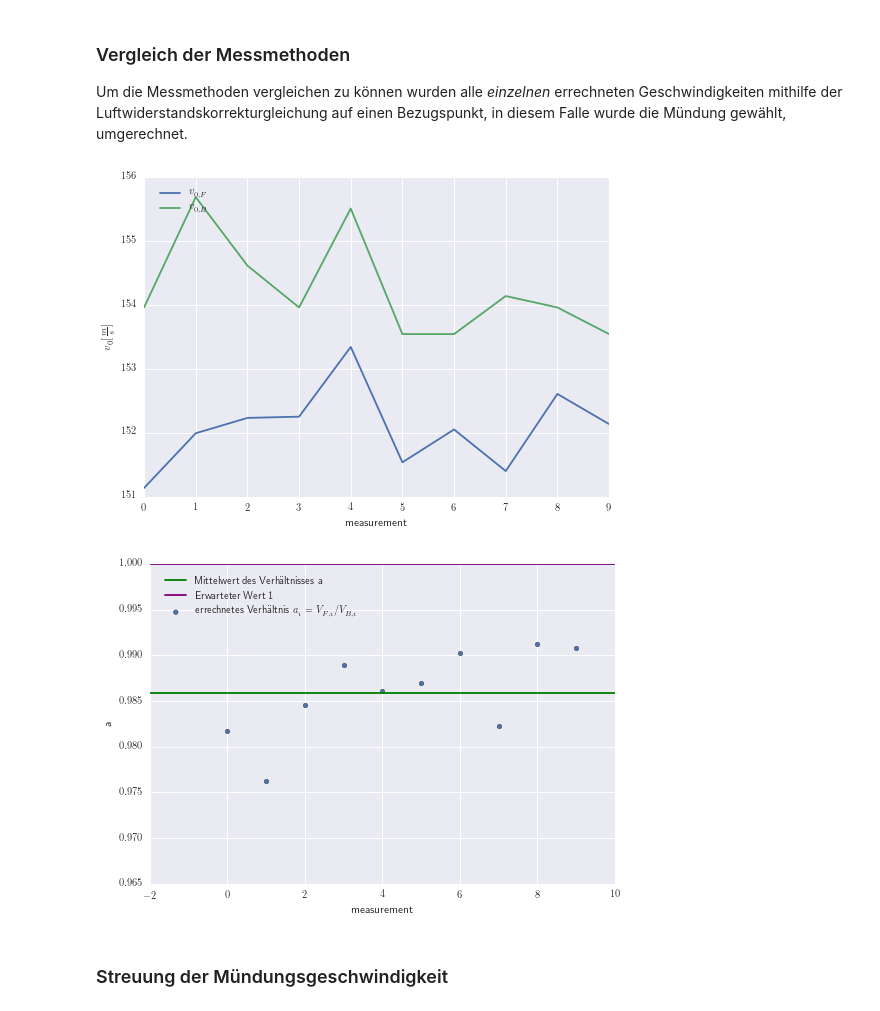
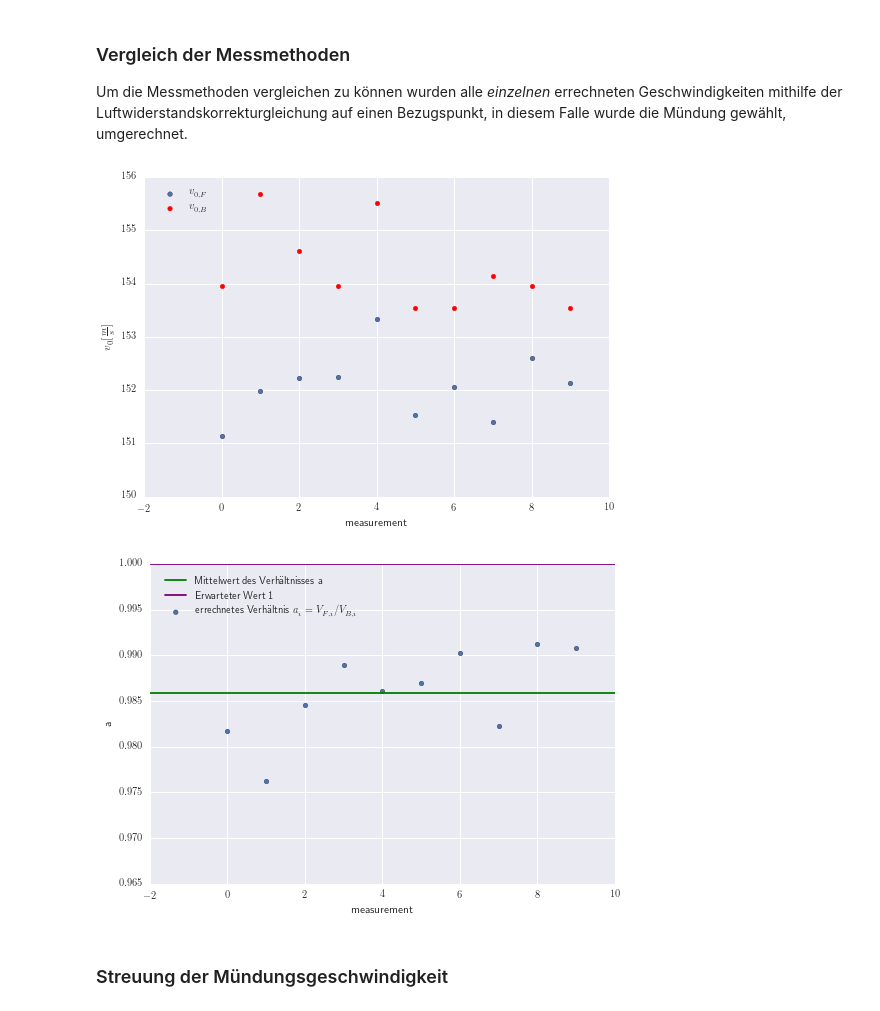
Before and after one commit to Yatekii/glal3, a Jupyter notebook: versuch2/M1.ipynb, the cells around one changed output. Cells and saved outputs as stored; diff of their text form; code cells hidden in the pictures.

```diff
--- a/versuch2/M1.ipynb
+++ b/versuch2/M1.ipynb
@@ -379,36 +379,36 @@ Um die Messmethoden vergleichen zu können wurden alle _einzelnen_ errechneten G
 # %%
 # Luftwiderstandskorrektur single and mean calculation
 
 v1_mean = v1_df.mean()
 v1_sem = v1_df.sem()
 v1_flug_muendung = pd.Series(list(map(partial(air_resistance, v1_s / 2), v1_df['v_flug'])))
 v1_ballistic_muendung = pd.Series(list(map(partial(air_resistance, v1_sb1), v1_df['v_ballistic'])))
 v1_a = v1_flug_muendung / v1_ballistic_muendung
 v1_a_mean = np.mean(v1_a)
 v1_a_sem = stats.sem(v1_a)
 v1_df['a'] = v1_a
 v1_df['v_flug_muendung'] = v1_flug_muendung
 v1_df['v_ballistic_muendung'] = v1_ballistic_muendung
 
-ax = v1_df.plot(x='measurement', y='v_flug_muendung', label='$v_{0,F}$')
-plt.plot(v1_df['measurement'], v1_df['v_ballistic_muendung'], axes=ax, label='$v_{0,B}$')
+ax = v1_df.plot(kind='scatter', x='measurement', y='v_flug_muendung', label='$v_{0,F}$')
+plt.scatter(v1_df['measurement'], v1_df['v_ballistic_muendung'], label='$v_{0,B}$', color='red', axes=ax)
 plt.ylabel('$v_0 [\\frac{m}{s}]$')
 plt.legend(bbox_to_anchor=(0.02, 0.98), loc=2, borderaxespad=0.2)
 plt.close(ax.figure)
 
-figure = PrettyFigure(ax.figure, label='fig:laufzeiten_luft_v_balllistisch_mean', caption='Die mittleren Geschwindigkeiten errechnet mit der Flugzeit- und der ballistischen Methode an Mündung im Vergleich.')
+figure = PrettyFigure(ax.figure, label='fig:laufzeiten_luft_v_balllistisch_mean', caption='Die Geschwindigkeiten errechnet mit der Flugzeit- und der ballistischen Methode an Mündung im Vergleich.')
 figure.show()
 
 ax = v1_df.plot(kind='scatter', x='measurement', y='a', label='errechnetes Verhältnis $a_i = V_{F,i}/V_{B,i}$')
 plt.axhline(y=v1_a_mean, axes=ax, label='Mittelwert des Verhältnisses a', color='green')
 plt.axhline(y=1, axes=ax, label='Erwarteter Wert 1', color='purple')
 plt.legend(bbox_to_anchor=(0.02, 0.98), loc=2, borderaxespad=0.2)
 plt.close(ax.figure)
 
 figure = PrettyFigure(ax.figure, label='fig:laufzeiten_luft_v_balllistisch_mean_ratio', caption='Die mittleren Geschwindigkeiten errechnet mit der Flugzeit- und der ballistischen Methode an Mündung im Verhältnis dargestellt und ihr erwarteter Wert von 1 zum Vergleich.')
 figure.show()
 # %% [output]
-[figure, old version]
+[figure, new version]
 [figure]
 # %% [markdown]
 ### Streuung der Mündungsgeschwindigkeit
```
Also changed, not shown: parts of 11 cells of this notebook, 21 other files.
